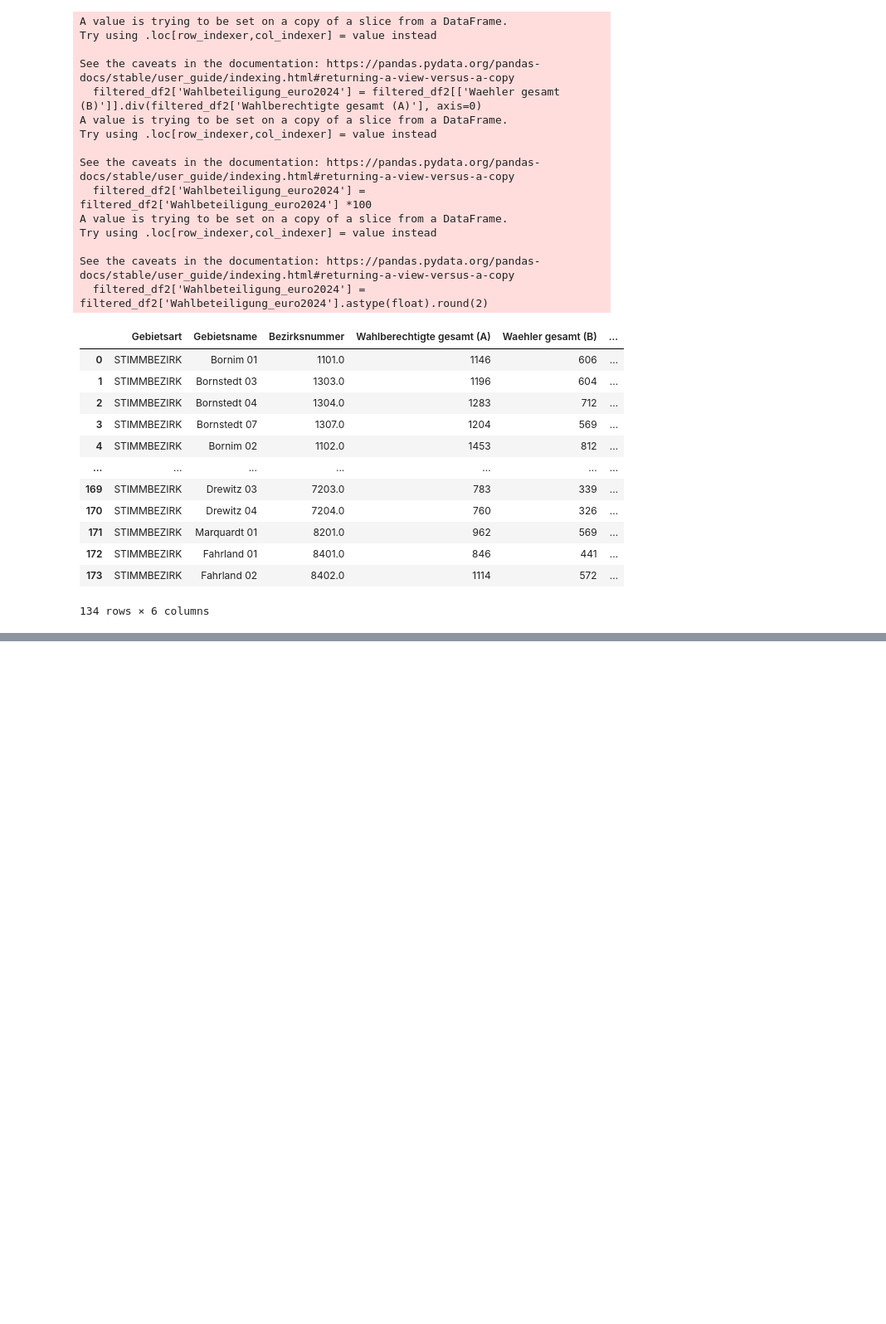
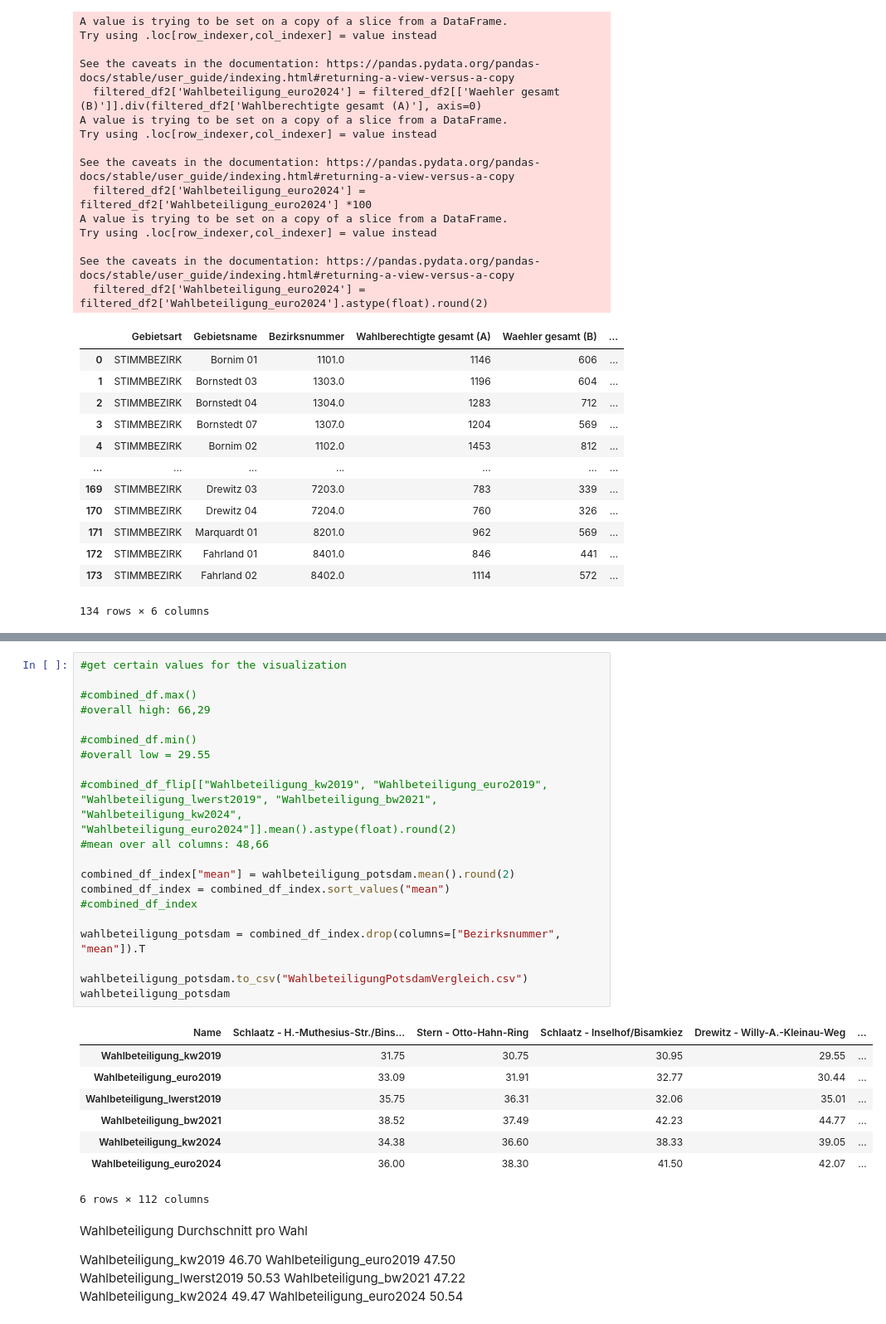
Before and after one commit to V1V1ano/PotsdamWahlen, a Jupyter notebook: Wrangle.IPYNB, the cells around one changed output, grey strips where cells are left out. Shown at 83% size. Cells and saved outputs as stored; diff of their text form; blank space fills up the shorter version.

```diff
--- a/Wrangle.IPYNB
+++ b/Wrangle.IPYNB
@@ -172,0 +315,38 @@ combined_df
+# %%
+#get certain values for the visualization
+
+#combined_df.max()
+#overall high: 66,29
+
+#combined_df.min()
+#overall low = 29.55
+
+#combined_df_flip[["Wahlbeteiligung_kw2019", "Wahlbeteiligung_euro2019", "Wahlbeteiligung_lwerst2019", "Wahlbeteiligung_bw2021", "Wahlbeteiligung_kw2024", "Wahlbeteiligung_euro2024"]].mean().astype(float).round(2)
+#mean over all columns: 48,66
+
+combined_df_index["mean"] = wahlbeteiligung_potsdam.mean().round(2)
+combined_df_index = combined_df_index.sort_values("mean")
+#combined_df_index
+
+wahlbeteiligung_potsdam = combined_df_index.drop(columns=["Bezirksnummer", "mean"]).T
+
+wahlbeteiligung_potsdam.to_csv("WahlbeteiligungPotsdamVergleich.csv")
+wahlbeteiligung_potsdam
+# %% [output]
+| Name | Schlaatz - H.-Muthesius-Str./Bins... | Stern - Otto-Hahn-Ring | Schlaatz - Inselhof/Bisamkiez | Drewitz - Willy-A.-Kleinau-Weg | ... |
+| Wahlbeteiligung_kw2019 | 31.75 | 30.75 | 30.95 | 29.55 | ... |
+| Wahlbeteiligung_euro2019 | 33.09 | 31.91 | 32.77 | 30.44 | ... |
+| Wahlbeteiligung_lwerst2019 | 35.75 | 36.31 | 32.06 | 35.01 | ... |
+| Wahlbeteiligung_bw2021 | 38.52 | 37.49 | 42.23 | 44.77 | ... |
+| Wahlbeteiligung_kw2024 | 34.38 | 36.60 | 38.33 | 39.05 | ... |
+| Wahlbeteiligung_euro2024 | 36.00 | 38.30 | 41.50 | 42.07 | ... |
+6 rows × 112 columns
+# %% [markdown]
+Wahlbeteiligung Durchschnitt pro Wahl
+
+Wahlbeteiligung_kw2019        46.70
+Wahlbeteiligung_euro2019      47.50
+Wahlbeteiligung_lwerst2019    50.53
+Wahlbeteiligung_bw2021        47.22
+Wahlbeteiligung_kw2024        49.47
+Wahlbeteiligung_euro2024      50.54
```
Also changed, not shown: parts of 6 cells of this notebook, 4 other files.
